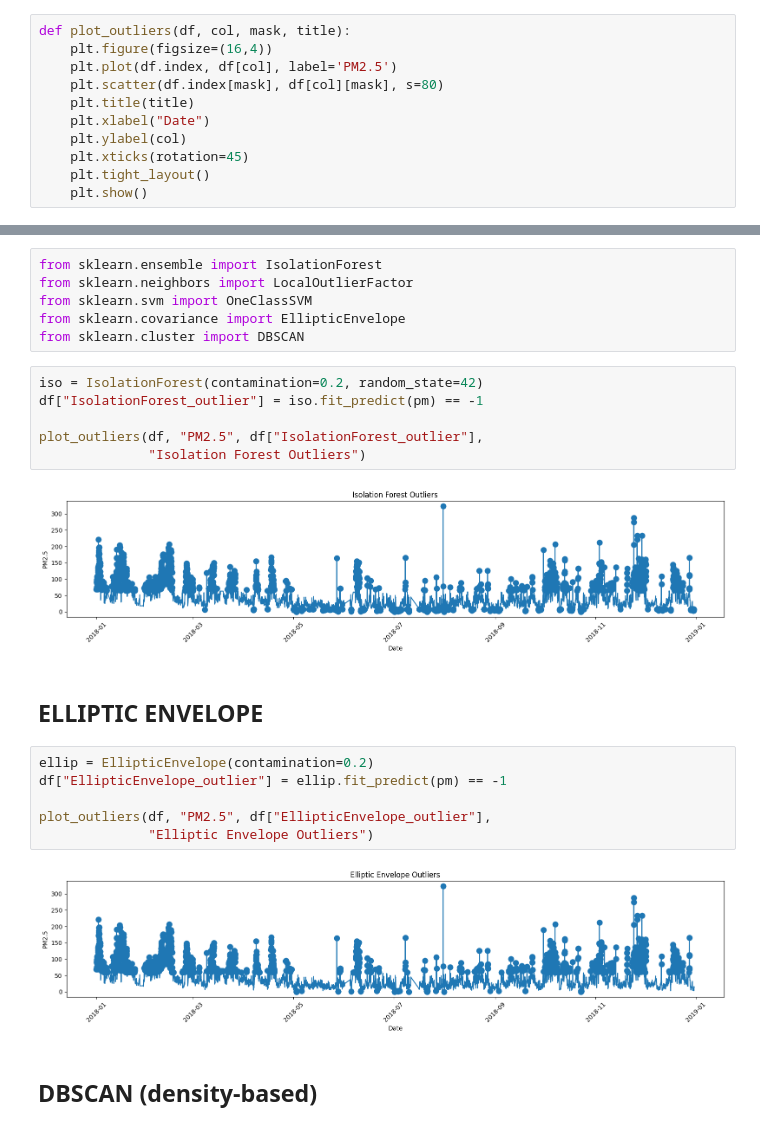
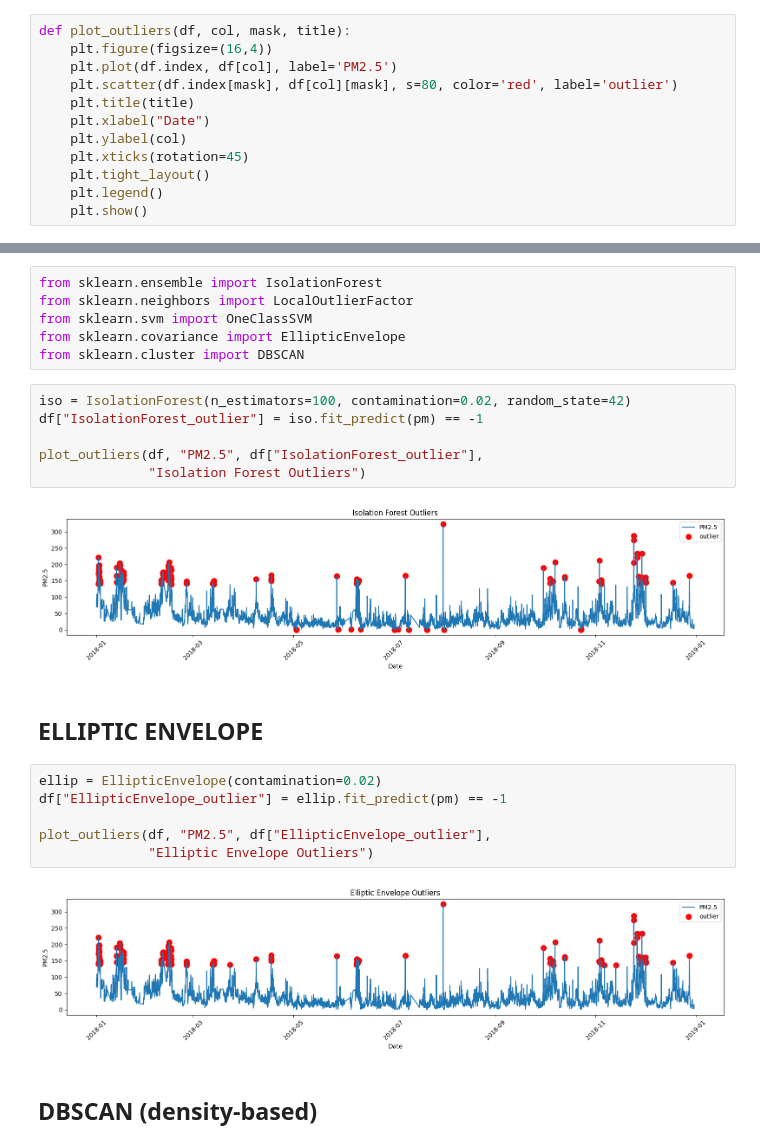
Before and after one commit to 20215178-anhntm/air-quality-prediction, a Jupyter notebook: outlier_detection.ipynb, the cells around one changed output, grey strips where cells are left out. Drawn from its saved outputs; the diff is of its cells as text.

Commit message:
update data for outlier detection

```diff
--- a/outlier_detection.ipynb
+++ b/outlier_detection.ipynb
@@ -21,12 +22,13 @@ pm = df["PM2.5"].values.reshape(-1, 1)
 def plot_outliers(df, col, mask, title):
     plt.figure(figsize=(16,4))
     plt.plot(df.index, df[col], label='PM2.5')
-    plt.scatter(df.index[mask], df[col][mask], s=80)
+    plt.scatter(df.index[mask], df[col][mask], s=80, color='red', label='outlier')
     plt.title(title)
     plt.xlabel("Date")
     plt.ylabel(col)
     plt.xticks(rotation=45)
     plt.tight_layout()
+    plt.legend()
     plt.show()
 # %% [markdown]
 ## IQR method
@@ -76,23 +78,23 @@ from sklearn.svm import OneClassSVM
 from sklearn.covariance import EllipticEnvelope
 from sklearn.cluster import DBSCAN
 # %%
-iso = IsolationForest(contamination=0.2, random_state=42)
+iso = IsolationForest(n_estimators=100, contamination=0.02, random_state=42)
 df["IsolationForest_outlier"] = iso.fit_predict(pm) == -1
 
 plot_outliers(df, "PM2.5", df["IsolationForest_outlier"],
               "Isolation Forest Outliers")
 # %% [output]
-[figure, old version]
+[figure, new version]
 # %% [markdown]
 ## ELLIPTIC ENVELOPE
 # %%
-ellip = EllipticEnvelope(contamination=0.2)
+ellip = EllipticEnvelope(contamination=0.02)
 df["EllipticEnvelope_outlier"] = ellip.fit_predict(pm) == -1
 
 plot_outliers(df, "PM2.5", df["EllipticEnvelope_outlier"],
               "Elliptic Envelope Outliers")
 # %% [output]
-[figure, old version]
+[figure, new version]
 # %% [markdown]
 ## DBSCAN (density-based)
 # %%
```
Also changed, not shown: parts of 6 cells of this notebook, 7 other files.
